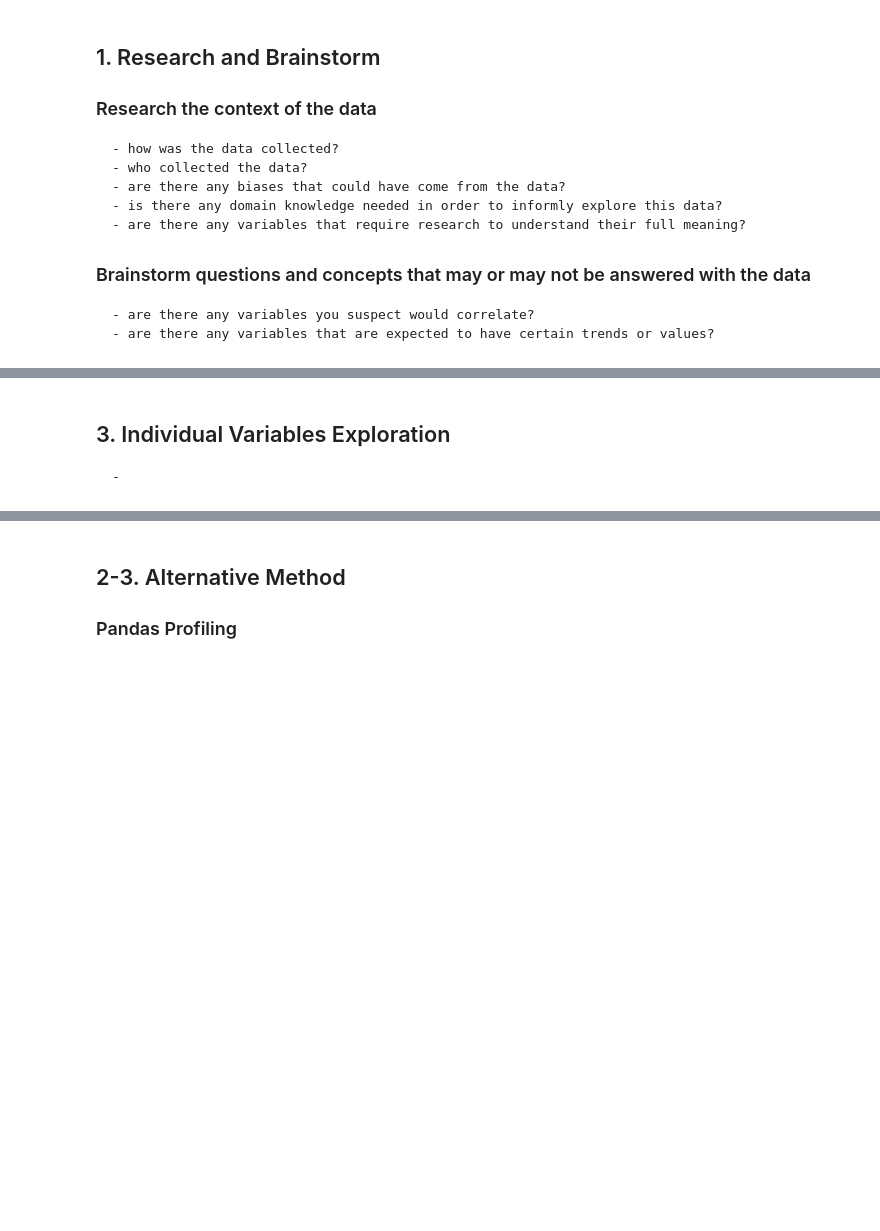
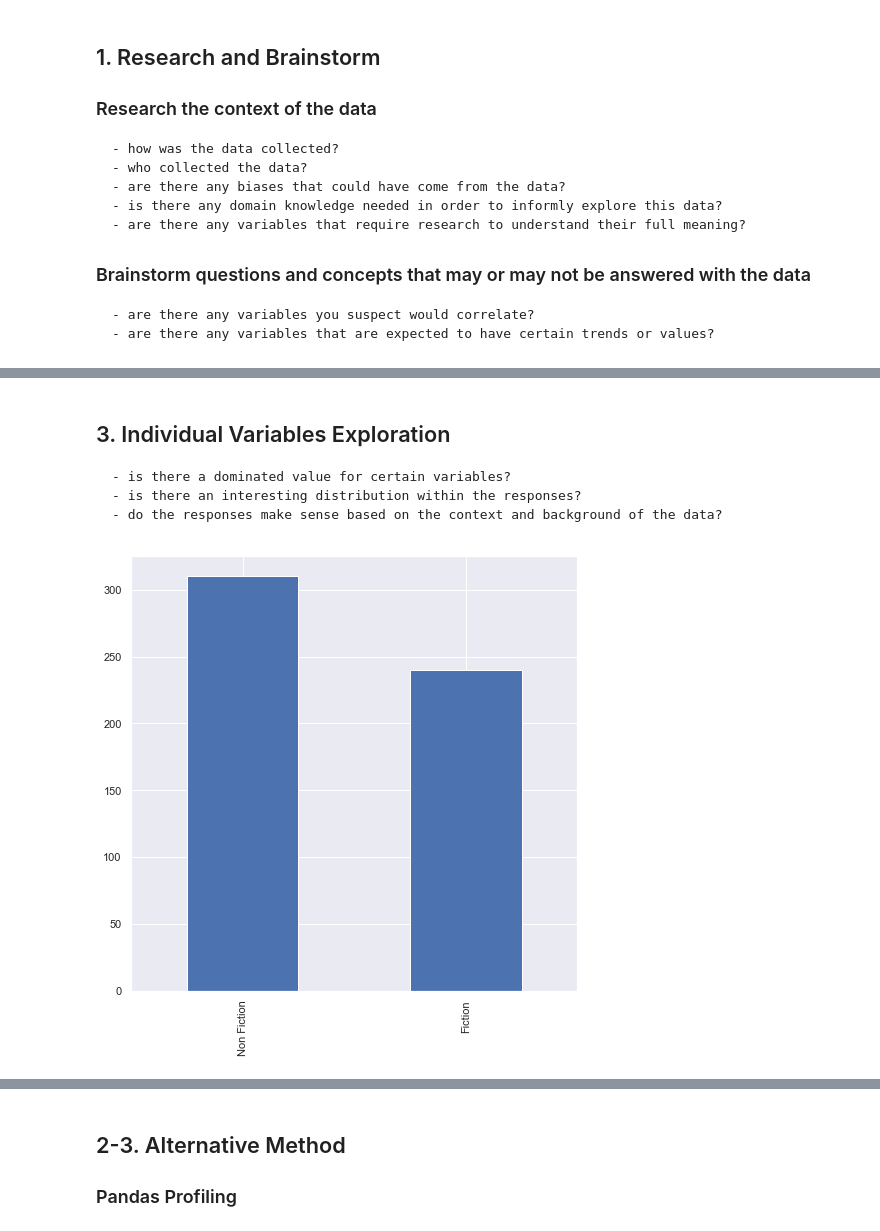
Before and after one commit to pugel/templates, a Jupyter notebook: Simple_EDA_Template.ipynb, the cells around one changed output, grey strips where cells are left out. Cells and saved outputs as stored; diff of their text form; code cells hidden in the pictures; blank space fills up the shorter version.

Commit message:
uploading data and newest template version

```diff
--- a/Simple_EDA_Template.ipynb
+++ b/Simple_EDA_Template.ipynb
@@ -44,9 +46,11 @@ import seaborn as sns
 # %%
+#https://www.kaggle.com/jealousleopard/goodreadsbooks
+
+#https://www.kaggle.com/sootersaalu/amazon-top-50-bestselling-books-2009-2019
 #load in data
-data = pd.read_csv("")
+data = pd.read_csv("bestsellers_with_categories.csv", error_bad_lines=False)
 
 #have a large dataset?
-
 # ! pip install datatble
 # import datatable as dt
 # data = dt.fread("").to_pandas()
@@ -73,7 +140,11 @@ for variables in data.columns():
 # %% [markdown]
 ## 3. Individual Variables Exploration
-    -
+    - is there a dominated value for certain variables?
+    - is there an interesting distribution within the responses?
+    - do the responses make sense based on the context and background of the data?
 # %%
 #value counts of categorical values
-data.calculated_source.value_counts().plot(kind='bar', figsize=(20,10))
+data['Genre'].value_counts().plot(kind='bar', figsize=(8,8))
 pass
+# %% [output]
+[figure, added]
```
Also changed, not shown: parts of 24 cells of this notebook, 5 other files.
